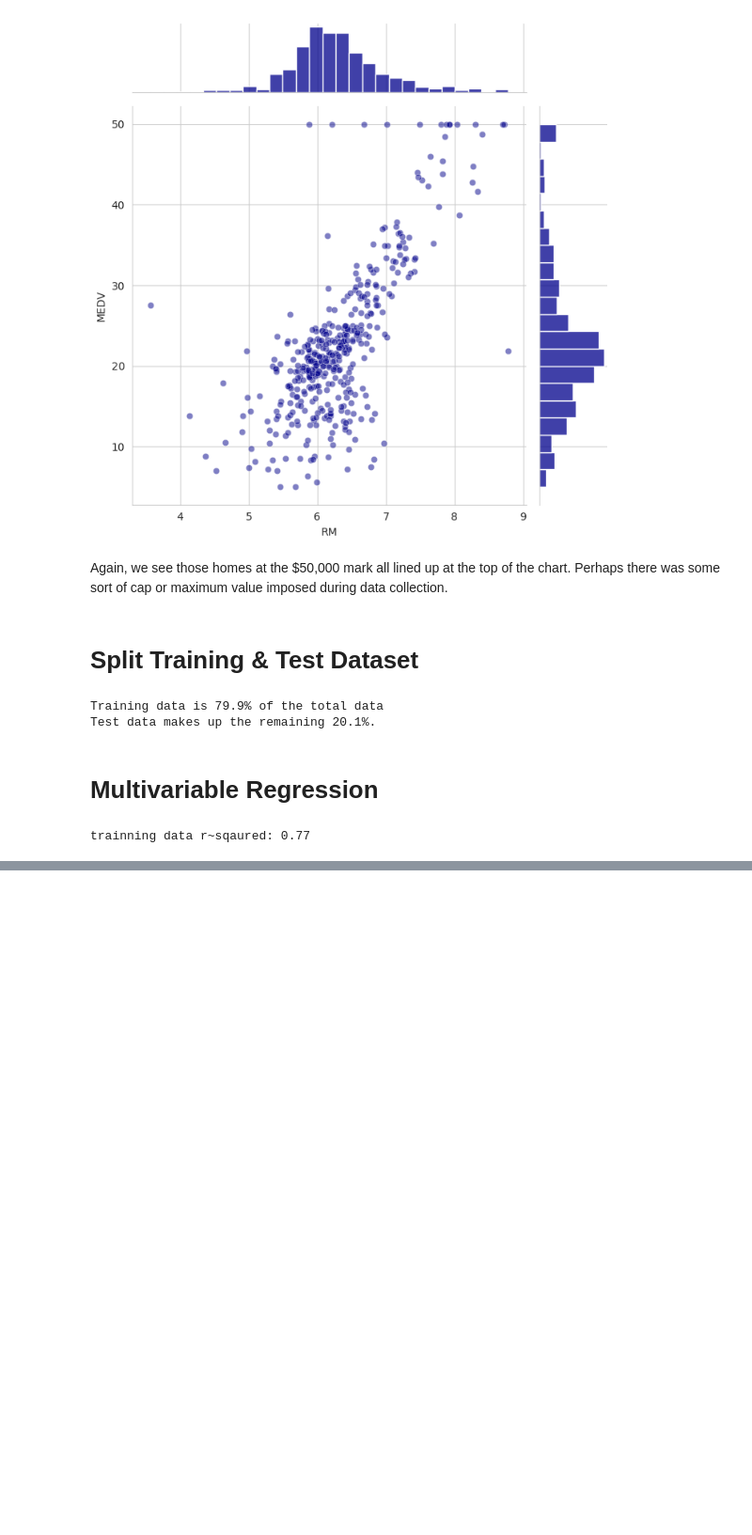
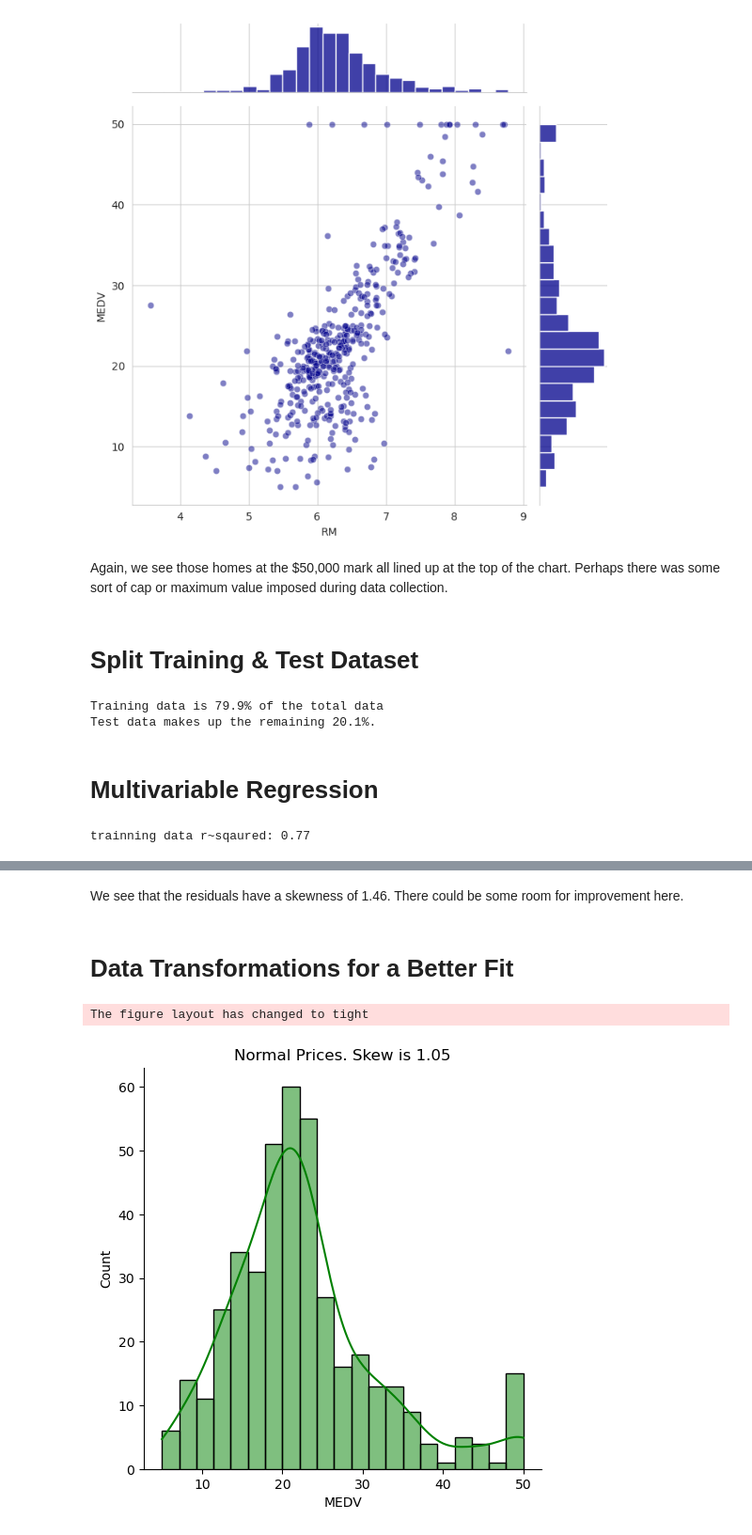
Before and after one commit to keithmmc/dataprojects, a Jupyter notebook: boston.ipynb, the cells around one changed output, grey strips where cells are left out. Shown at 94% size. Saved outputs shown, nothing was run; the diff lists cells and outputs as text; code cells hidden in the pictures; blank space fills up the shorter version.

```diff
--- a/boston.ipynb
+++ b/boston.ipynb
@@ -313,0 +373,12 @@ trainning data r~sqaured: 0.77
+# %% [markdown]
+We see that the residuals have a skewness of 1.46. There could be some room for improvement here.
+# %% [markdown]
+# Data Transformations for a Better Fit
+# %%
+tgt_skew = data['MEDV'].skew()
+sns.displot(data['MEDV'], kde='kde', color='green')
+plt.title(f'Normal Prices. Skew is {tgt_skew:.3}')
+plt.show()
+# %% [output]
+The figure layout has changed to tight
+[figure, added]
```
Also changed, not shown: parts of 30 cells of this notebook.
